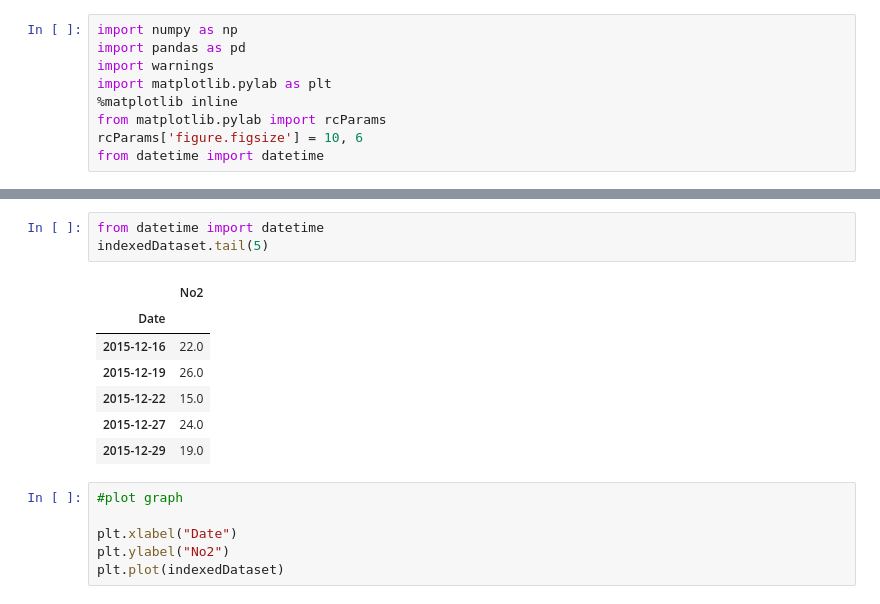
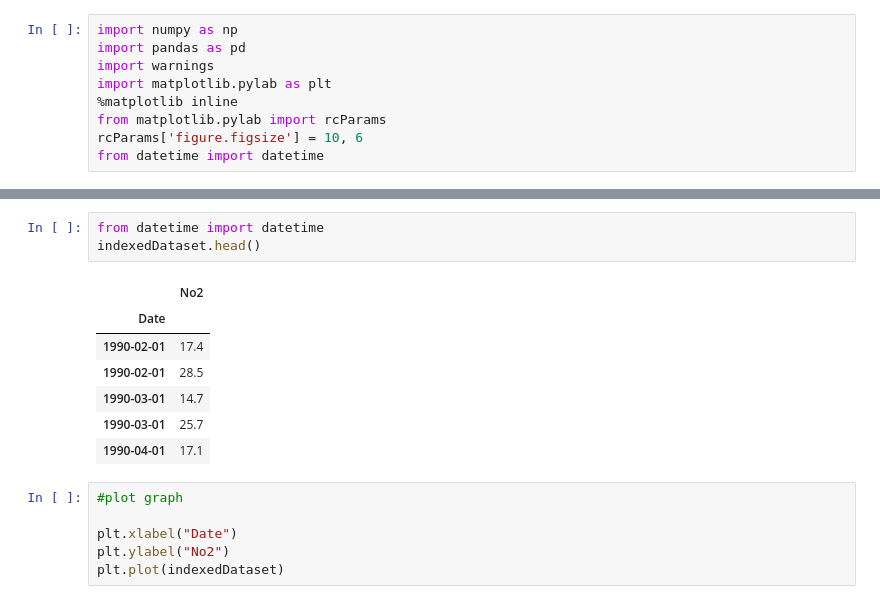
Before and after one commit to poojagopu/AirPollutionPrediction, a Jupyter notebook: code.ipynb, the cells around one changed output, grey strips where cells are left out. Cells and saved outputs as stored; diff of their text form.

```diff
--- a/code.ipynb
+++ b/code.ipynb
@@ -15,14 +24,14 @@ df = indexedDataset.copy()
 # %%
 from datetime import datetime
-indexedDataset.tail(5)
+indexedDataset.head()
 # %% [output]
 |  | No2 |
 | Date |  |
-| 2015-12-16 | 22.0 |
-| 2015-12-19 | 26.0 |
-| 2015-12-22 | 15.0 |
-| 2015-12-27 | 24.0 |
-| 2015-12-29 | 19.0 |
+| 1990-02-01 | 17.4 |
+| 1990-02-01 | 28.5 |
+| 1990-03-01 | 14.7 |
+| 1990-03-01 | 25.7 |
+| 1990-04-01 | 17.1 |
 # %%
 #plot graph
 
```
Also changed, not shown: parts of 6 cells of this notebook.
